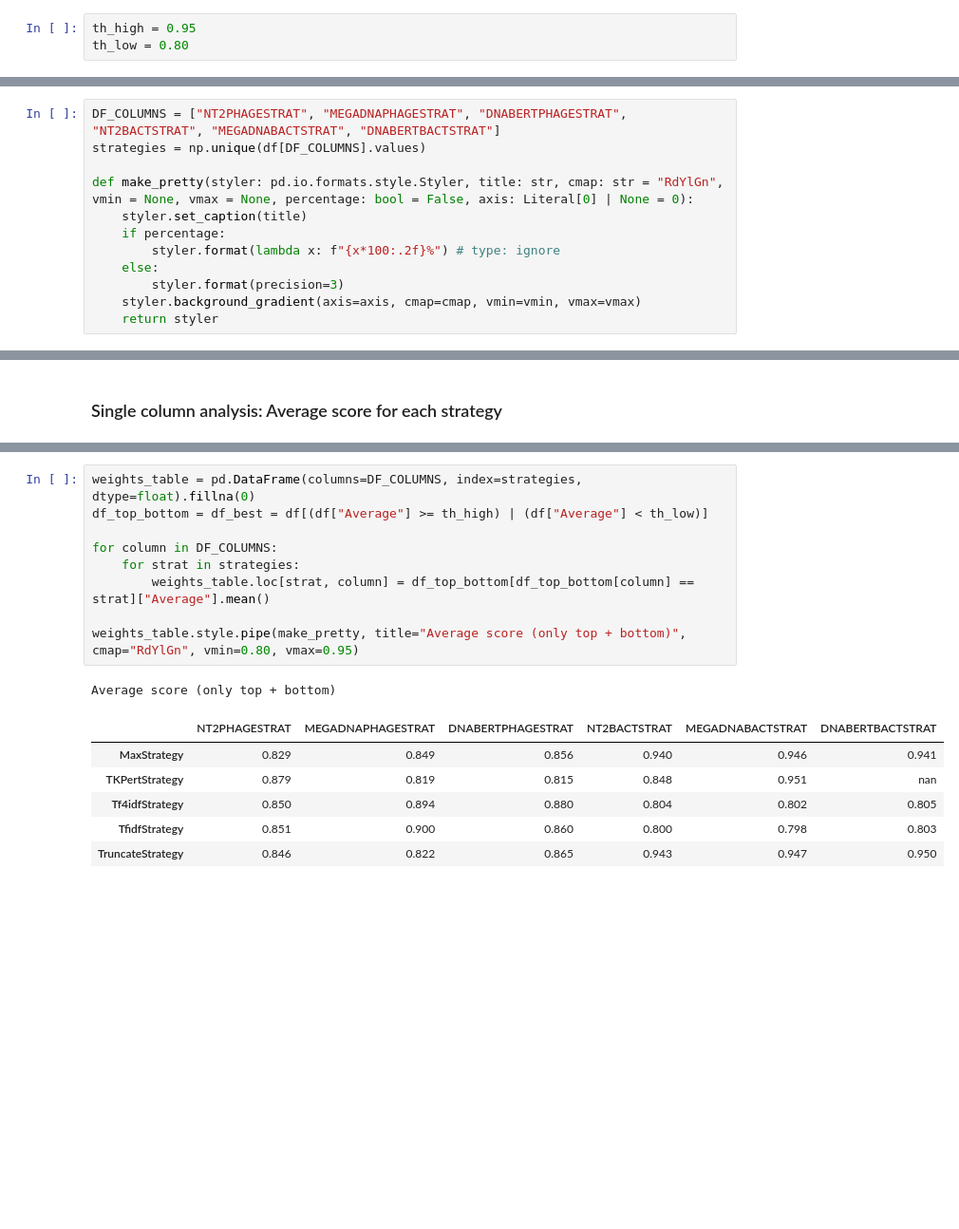
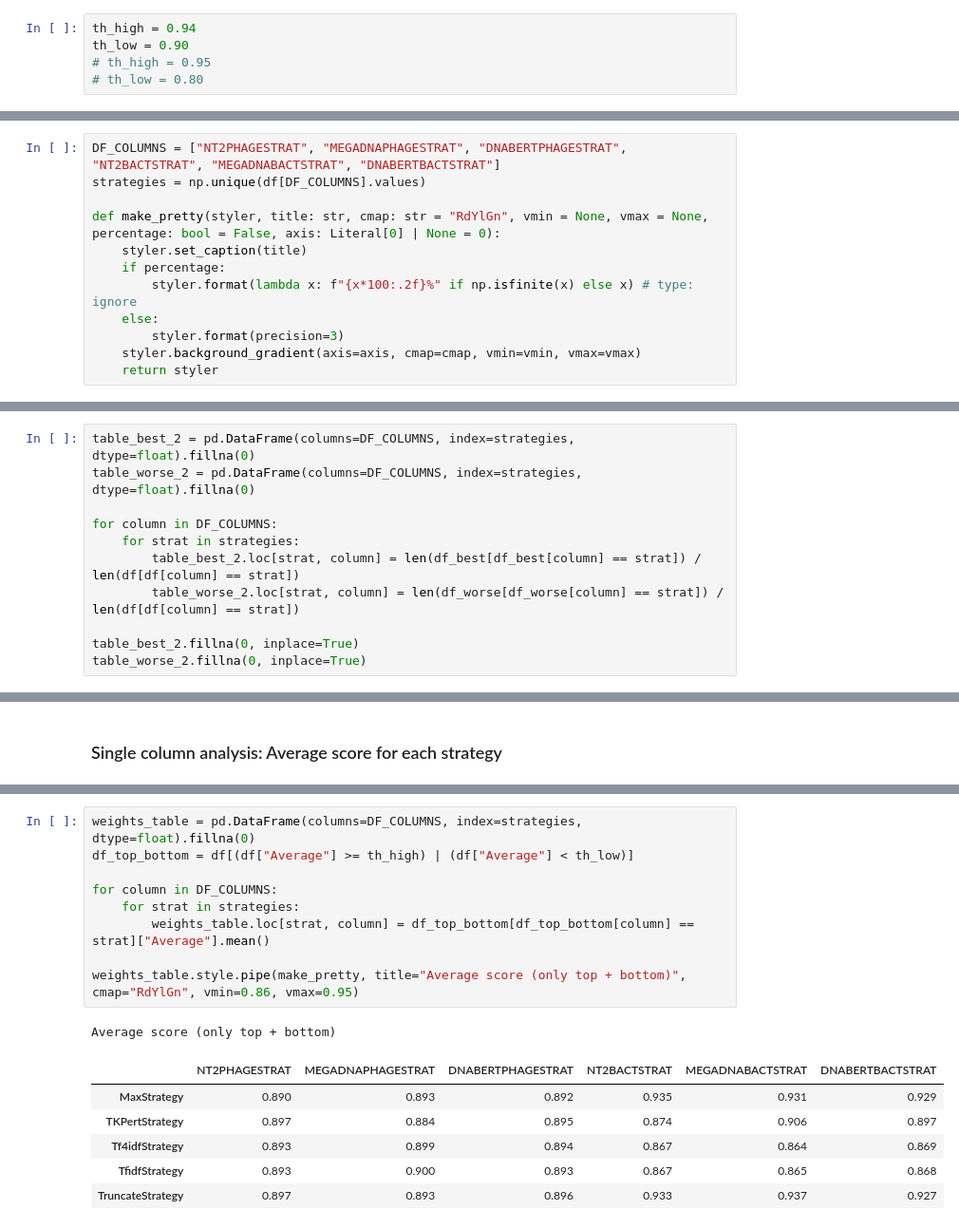
Before and after one commit to nathan-heig/FoundedPBI-code, a Jupyter notebook: analysis/embeddings_merging_strategies_analysis.ipynb, the cells around one changed output, grey strips where cells are left out. Shown at 95% size. Drawn from its saved outputs; the diff is of its cells as text; blank space fills up the shorter version.

```diff
--- a/analysis/embeddings_merging_strategies_analysis.ipynb
+++ b/analysis/embeddings_merging_strategies_analysis.ipynb
@@ -22,5 +22,7 @@ df.head()
 # %% [markdown]
 ## Analysis
 # %%
-th_high = 0.95
-th_low = 0.80
+th_high = 0.94
+th_low = 0.90
+# th_high = 0.95
+# th_low = 0.80
@@ -47,10 +54,10 @@ Number of elements selected as worse: 158
 DF_COLUMNS = ["NT2PHAGESTRAT", "MEGADNAPHAGESTRAT", "DNABERTPHAGESTRAT", "NT2BACTSTRAT", "MEGADNABACTSTRAT", "DNABERTBACTSTRAT"]
 strategies = np.unique(df[DF_COLUMNS].values)
 
-def make_pretty(styler: pd.io.formats.style.Styler, title: str, cmap: str = "RdYlGn", vmin = None, vmax = None, percentage: bool = False, axis: Literal[0] | None = 0):
+def make_pretty(styler, title: str, cmap: str = "RdYlGn", vmin = None, vmax = None, percentage: bool = False, axis: Literal[0] | None = 0):
     styler.set_caption(title)
     if percentage:
-        styler.format(lambda x: f"{x*100:.2f}%") # type: ignore
+        styler.format(lambda x: f"{x*100:.2f}%" if np.isfinite(x) else x) # type: ignore
     else:
         styler.format(precision=3)
     styler.background_gradient(axis=axis, cmap=cmap, vmin=vmin, vmax=vmax)
@@ -91,0 +103,11 @@ Worse strategies (f1 < 0.8)
+# %%
+table_best_2 = pd.DataFrame(columns=DF_COLUMNS, index=strategies, dtype=float).fillna(0)
+table_worse_2 = pd.DataFrame(columns=DF_COLUMNS, index=strategies, dtype=float).fillna(0)
+
+for column in DF_COLUMNS:
+    for strat in strategies:
+        table_best_2.loc[strat, column] = len(df_best[df_best[column] == strat]) / len(df[df[column] == strat])
+        table_worse_2.loc[strat, column] = len(df_worse[df_worse[column] == strat]) / len(df[df[column] == strat])
+
+table_best_2.fillna(0, inplace=True)
+table_worse_2.fillna(0, inplace=True)
@@ -110,17 +152,17 @@ Average score
 # %%
 weights_table = pd.DataFrame(columns=DF_COLUMNS, index=strategies, dtype=float).fillna(0)
-df_top_bottom = df_best = df[(df["Average"] >= th_high) | (df["Average"] < th_low)]
+df_top_bottom = df[(df["Average"] >= th_high) | (df["Average"] < th_low)]
 
 for column in DF_COLUMNS:
     for strat in strategies:
         weights_table.loc[strat, column] = df_top_bottom[df_top_bottom[column] == strat]["Average"].mean()
 
-weights_table.style.pipe(make_pretty, title="Average score (only top + bottom)", cmap="RdYlGn", vmin=0.80, vmax=0.95)
+weights_table.style.pipe(make_pretty, title="Average score (only top + bottom)", cmap="RdYlGn", vmin=0.86, vmax=0.95)
 # %% [output]
 Average score (only top + bottom)
 |  | NT2PHAGESTRAT | MEGADNAPHAGESTRAT | DNABERTPHAGESTRAT | NT2BACTSTRAT | MEGADNABACTSTRAT | DNABERTBACTSTRAT |
-| MaxStrategy | 0.829 | 0.849 | 0.856 | 0.940 | 0.946 | 0.941 |
-| TKPertStrategy | 0.879 | 0.819 | 0.815 | 0.848 | 0.951 | nan |
-| Tf4idfStrategy | 0.850 | 0.894 | 0.880 | 0.804 | 0.802 | 0.805 |
-| TfidfStrategy | 0.851 | 0.900 | 0.860 | 0.800 | 0.798 | 0.803 |
-| TruncateStrategy | 0.846 | 0.822 | 0.865 | 0.943 | 0.947 | 0.950 |
+| MaxStrategy | 0.890 | 0.893 | 0.892 | 0.935 | 0.931 | 0.929 |
+| TKPertStrategy | 0.897 | 0.884 | 0.895 | 0.874 | 0.906 | 0.897 |
+| Tf4idfStrategy | 0.893 | 0.899 | 0.894 | 0.867 | 0.864 | 0.869 |
+| TfidfStrategy | 0.893 | 0.900 | 0.893 | 0.867 | 0.865 | 0.868 |
+| TruncateStrategy | 0.897 | 0.893 | 0.896 | 0.933 | 0.937 | 0.927 |
```
Also changed, not shown: parts of 20 cells of this notebook.
